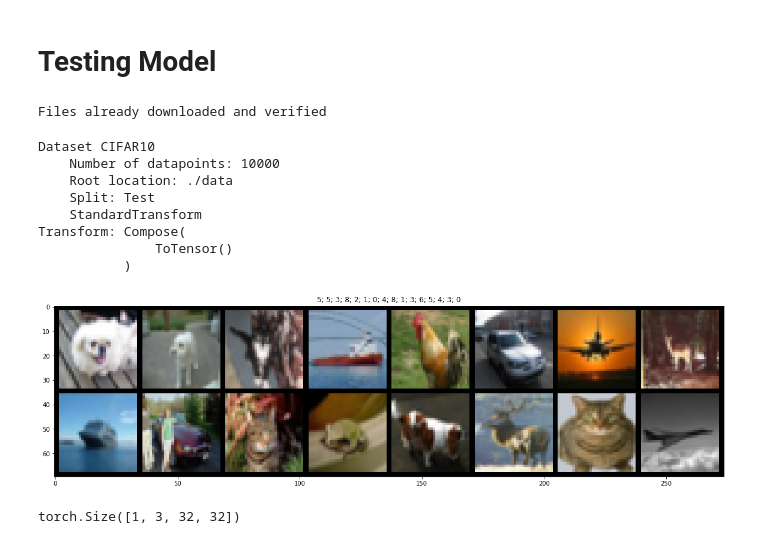
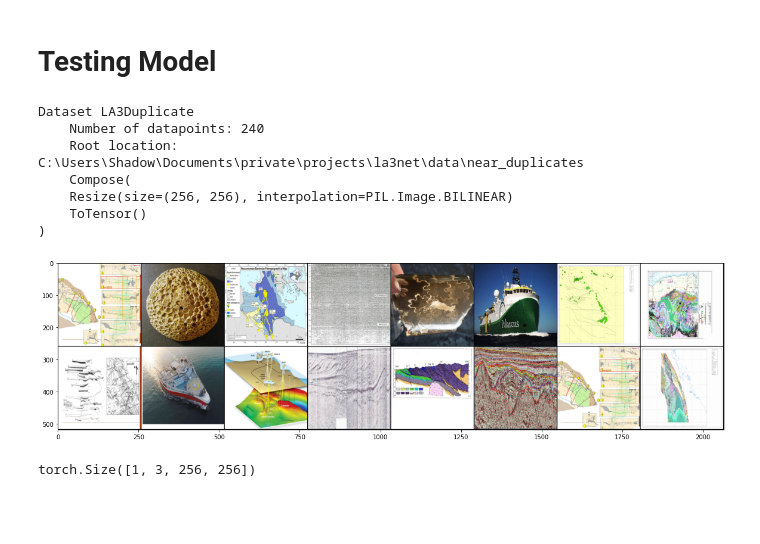
Before and after one commit to la3-IA-Data-Challenge/la3net, a Jupyter notebook: testing.ipynb, the cells around one changed output. Saved outputs shown, nothing was run; the diff lists cells and outputs as text; code cells hidden in the pictures; blank space fills up the shorter version.

Commit message:
Add Near duplicate dataset

```diff
--- a/testing.ipynb
+++ b/testing.ipynb
@@ -15,24 +15,21 @@ import numpy as np
 import matplotlib.pyplot as plt
 # %%
 preprocess = transforms.Compose([
-    transforms.Resize(64)
+    transforms.Resize((256, 256)),
     transforms.ToTensor(),
 ])
 # %%
-dataset = CIFAR10(root="./data", train=False, transform=preprocess, download=True)
+dataset = LA3Duplicate(root="./data/near_duplicates", transform=preprocess)
-# %% [output]
-Files already downloaded and verified
 # %%
 dataset
 # %% [output]
-Dataset CIFAR10
-    Number of datapoints: 10000
-    Root location: ./data
-    Split: Test
-    StandardTransform
-Transform: Compose(
-               ToTensor()
-           )
+Dataset LA3Duplicate
+    Number of datapoints: 240
+    Root location: C:\Users\Shadow\Documents\private\projects\la3net\data\near_duplicates
+    Compose(
+    Resize(size=(256, 256), interpolation=PIL.Image.BILINEAR)
+    ToTensor()
+)
 # %%
 dataloader = DataLoader(
     dataset,
@@ -52,20 +49,19 @@ def imshow(inp, title=None):
         plt.title(title)
     plt.pause(0.001)
 # %%
-inputs, labels = next(iter(dataloader))
+inputs = next(iter(dataloader))
 out = torchvision.utils.make_grid(inputs[:16])
 plt.rcParams["figure.figsize"] = (20, 10)
-imshow(out, title="; ".join([str(label) for label in labels[:16].numpy()]))
+imshow(out)
 # %% [output]
-[figure, old version]
+[figure, new version]
 # %%
 model = La3net().to(device)
 for param in model.parameters():
     param.requires_grad = False
 
-targets, labels = next(iter(dataloader))
+targets = next(iter(dataloader))
 target = targets[:1].to(device)
-label = labels[:1]
 target.size()
 # %% [output]
-torch.Size([1, 3, 32, 32])
+torch.Size([1, 3, 256, 256])
```
Also changed, not shown: parts of 6 cells of this notebook, 2 other files.
